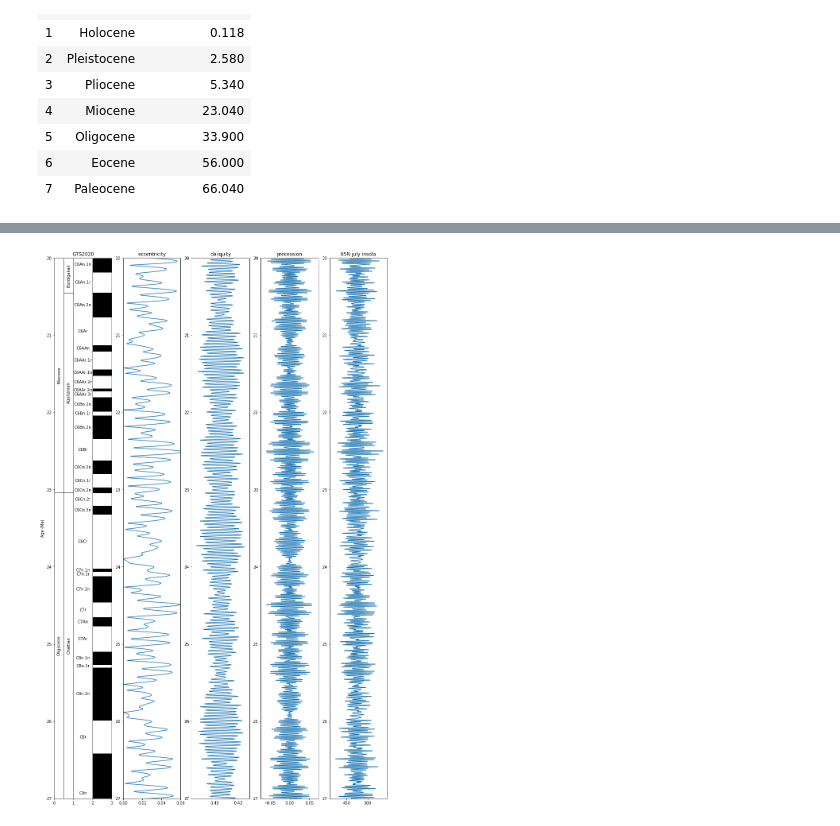
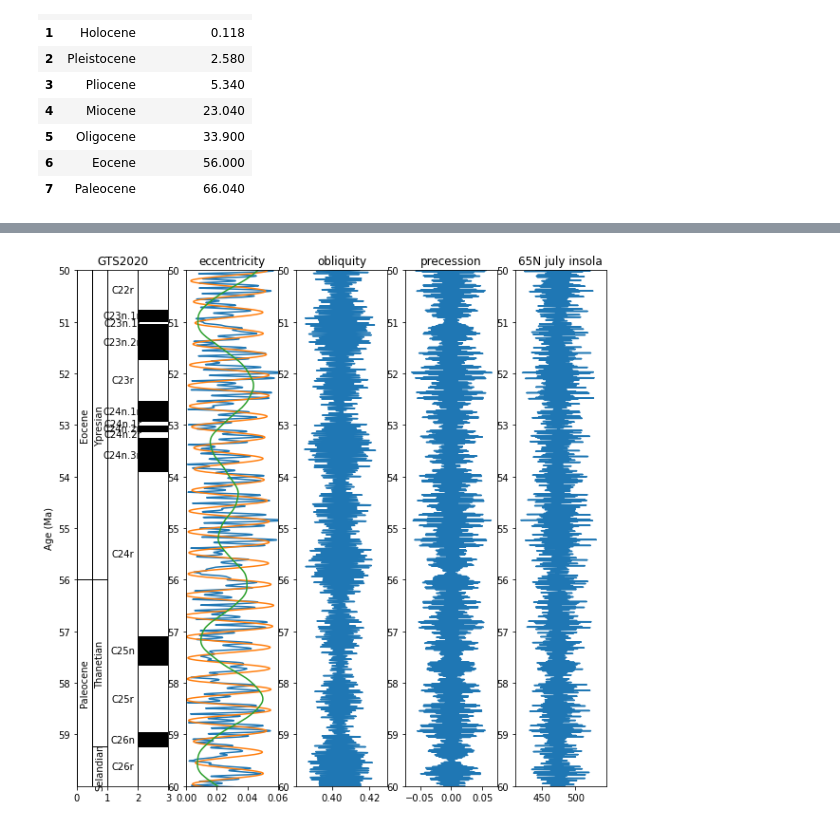
Before and after one commit to miguel-garces/Geol-Time-Scale, a Jupyter notebook: GPTS_Astrochron.ipynb, the cells around one changed output, grey strips where cells are left out. Saved outputs shown, nothing was run; the diff lists cells and outputs as text; code cells hidden in the pictures.

```diff
--- a/GPTS_Astrochron.ipynb
+++ b/GPTS_Astrochron.ipynb
@@ -80,3 +87,11 @@ chrono_age[['Age','GTS2020 (Ma)']]
 | 5 | Oligocene | 33.900 |
 | 6 | Eocene | 56.000 |
 | 7 | Paleocene | 66.040 |
+# %%
+#Select data
+
+age = laskar2004['Age(Myr)']
+eccentricity = laskar2004['eccentricity']
+obliquity = laskar2004['obliquity']
+precession = laskar2004['precession']
+insolation = laskar2004['65N july insola']
@@ -83,9 +146,9 @@ chrono_age[['Age','GTS2020 (Ma)']]
 # %%
 #select age range to plot
-minAge = 20
-maxAge = 27
+minAge = 50
+maxAge = 60
 
-fig = plt.subplots(figsize=(15, 25))
+fig = plt.subplots(figsize=(10, 10))
 
 ax1 = plt.subplot(1,5,1)
 #drawing polarity column
@@ -100,6 +163,10 @@ for value in range(len(datafile[datafile['GTS2020']<=minAge]),1+len(datafile[dat
     else:
         fill = 'white'
     ax1.add_patch(Rectangle(bottom_left, width, height, angle=0.0, facecolor =fill, edgecolor = 'black'))
+    if datafile.loc[value,'GTS2020'] > maxAge:
+      midpoint_height = (maxAge+datafile.loc[value-1,'GTS2020'])/2
+    if datafile.loc[value-1,'GTS2020'] < minAge:
+      midpoint_height = (datafile.loc[value,'GTS2020']+minAge)/2
     ax1.text(1.5, midpoint_height, datafile.loc[value,'Magnetochron-base'], horizontalalignment='center', verticalalignment='center',
          rotation='0')
 #drawing stage column
@@ -133,54 +200,72 @@ plt.title("GTS2020")
 plt.ylabel("Age (Ma)")
 plt.xlim(left = 0, right = 3)
 plt.ylim(bottom = minAge, top = maxAge)
-plt.yticks(np.arange(minAge, maxAge+1, 1),np.arange(minAge, maxAge+1, 1))
+plt.yticks(ticks = np.arange(minAge, maxAge, 1))
+#plt.yticks(np.arange(minAge, maxAge+1, 0.1),np.arange(minAge, maxAge+1, 0.1))
+
 plt.gca().invert_yaxis()
 
 ax2 = plt.subplot(1,5,2)
 age = laskar2004['Age(Myr)']
-eccentricity = laskar2004['eccentricity']
 plt.plot(eccentricity, age)
 plt.title("eccentricity")
 plt.xlim(left = 0, right = 0.06)
 plt.ylim(bottom = minAge, top = maxAge)
 plt.yticks(np.arange(minAge, maxAge+1, 1))
 plt.gca().invert_yaxis()
 
+# plot 400kyr eccentricity filter
+fs = 1000              #number of time_steps/unit_time(Ma)
+lowcut = 1/0.450       #cycles/unit_time(Ma)
+highcut = 1/0.350      #cycles/unit_time(Ma)
+filtered_signal = butter_bandpass_filter(eccentricity, lowcut, highcut, fs, order=3)
+filtered_signal_weighted = filtered_signal*(np.max(signal)-np.min(eccentricity))/ \
+                        (np.max(filtered_signal)-np.min(filtered_signal))+np.mean(eccentricity)
+plt.plot(filtered_signal_weighted, age, label='Filtered signal 400kyr')
+
+# plot 2.4Myr eccentricity filter
+fs = 1000              #number of time_steps/unit_time(Ma)
+lowcut = 1/2       #cycles/unit_time(Ma)
+highcut = 1/3      #cycles/unit_time(Ma)
+longecc_filtered_signal = butter_bandpass_filter(eccentricity, longecc_lowcut, longecc_highcut, fs, order=2)
+longecc_filtered_signal_weighted = longecc_filtered_signal*(np.max(eccentricity)-np.min(eccentricity))/ \
+                        (np.max(longecc_filtered_signal)-np.min(longecc_filtered_signal))+np.mean(eccentricity)
+plt.plot(longecc_filtered_signal_weighted, age, label='Filtered signal 2.4Ma')
+
+# plot long eccentricity
+longecc_filtered_signal = butter_bandpass_filter(signal, longecc_lowcut, longecc_highcut, fs, order=2)
+longecc_filtered_signal_weighted = longecc_filtered_signal*(np.max(signal)-np.min(signal))/ \
+                        (np.max(longecc_filtered_signal)-np.min(longecc_filtered_signal))+np.mean(signal)
+plt.plot(age, longecc_filtered_signal_weighted, label='Filtered signal 2.4Ma')
+
 ax3 = plt.subplot(1,5,3)
-age = laskar2004['Age(Myr)']
-eccentricity = laskar2004['obliquity']
-plt.plot(eccentricity, age)
+plt.plot(obliquity, age)
 plt.title("obliquity")
 #plt.xlim(left = 0, right = 0.06)
 plt.ylim(bottom = minAge, top = maxAge)
 plt.yticks(np.arange(minAge, maxAge+1, 1))
 plt.gca().invert_yaxis()
 
 ax4 = plt.subplot(1,5,4)
-age = laskar2004['Age(Myr)']
-eccentricity = laskar2004['precession']
-plt.plot(eccentricity, age)
+plt.plot(precession, age)
 plt.title("precession")
 #plt.xlim(left = 0, right = 0.06)
 plt.ylim(bottom = minAge, top = maxAge)
 plt.yticks(np.arange(minAge, maxAge+1, 1))
 plt.gca().invert_yaxis()
 
 ax5 = plt.subplot(1,5,5)
-age = laskar2004['Age(Myr)']
-eccentricity = laskar2004['65N july insola']
-plt.plot(eccentricity, age)
+plt.plot(insolation, age)
 plt.title("65N july insola")
 #plt.xlim(left = 0, right = 0.06)
 plt.ylim(bottom = minAge, top = maxAge)
 plt.yticks(np.arange(minAge, maxAge+1, 1))
 plt.gca().invert_yaxis()
 
-
 # saving plot to file
-plt.savefig('GTS'+str(minAge)+'-'+str(maxAge)+'Ma.eps', dpi=None, facecolor='w', edgecolor='w',
-        orientation='portrait', format='eps', transparent=False, bbox_inches=None, pad_inches=0.1, metadata=None)
-
+format = 'pdf'
+plt.savefig('GTS'+str(minAge)+'-'+str(maxAge)+'Ma.'+str(format), dpi=None, facecolor='w', edgecolor='w',
+        orientation='portrait', format=format, transparent=False, bbox_inches=None, pad_inches=0.1, metadata=None)
 plt.show()
 # %% [output]
-[figure, old version]
+[figure, new version]
```
Also changed, not shown: parts of 7 cells of this notebook.
